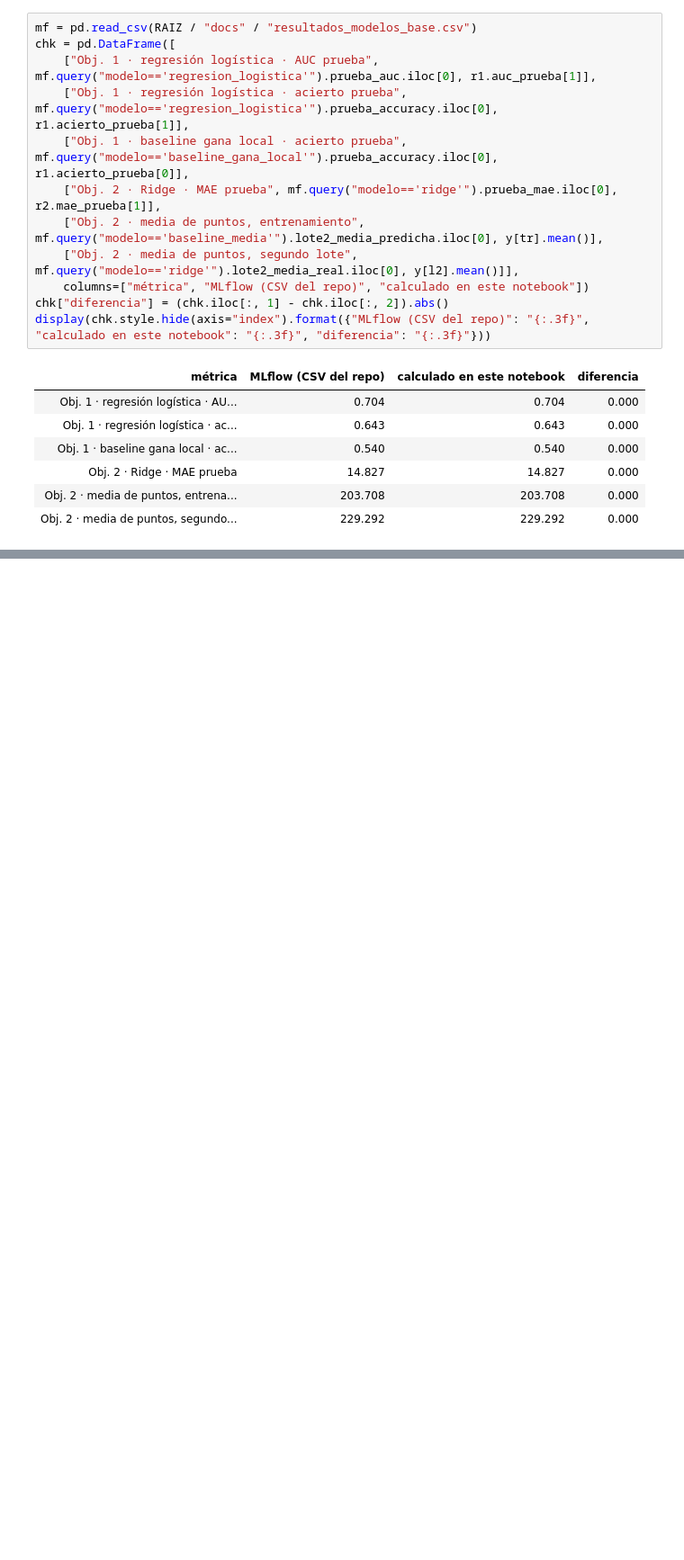
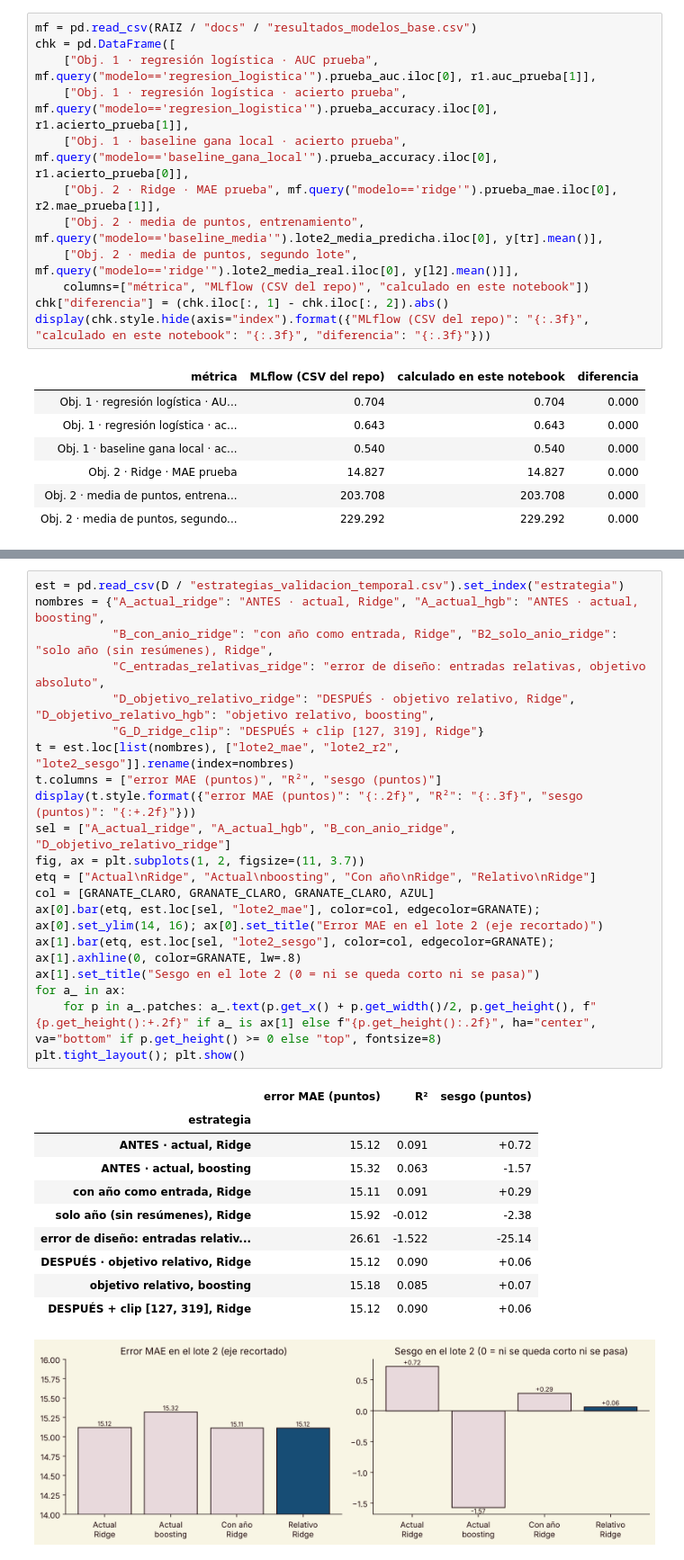
Before and after one commit to aimardf/proyecto-nba-bigdata-ia, a Jupyter notebook: notebooks/HoopMind_progreso_entrega2.ipynb, the cells around one changed output, grey strips where cells are left out. Shown at 90% size. Saved outputs shown, nothing was run; the diff lists cells and outputs as text; blank space fills up the shorter version.

```diff
--- a/notebooks/HoopMind_progreso_entrega2.ipynb
+++ b/notebooks/HoopMind_progreso_entrega2.ipynb
@@ -679,0 +753,32 @@ display(chk.style.hide(axis="index").format({"MLflow (CSV del repo)": "{:.3f}",
+# %%
+est = pd.read_csv(D / "estrategias_validacion_temporal.csv").set_index("estrategia")
+nombres = {"A_actual_ridge": "ANTES · actual, Ridge", "A_actual_hgb": "ANTES · actual, boosting",
+           "B_con_anio_ridge": "con año como entrada, Ridge", "B2_solo_anio_ridge": "solo año (sin resúmenes), Ridge",
+           "C_entradas_relativas_ridge": "error de diseño: entradas relativas, objetivo absoluto",
+           "D_objetivo_relativo_ridge": "DESPUÉS · objetivo relativo, Ridge", "D_objetivo_relativo_hgb": "objetivo relativo, boosting",
+           "G_D_ridge_clip": "DESPUÉS + clip [127, 319], Ridge"}
+t = est.loc[list(nombres), ["lote2_mae", "lote2_r2", "lote2_sesgo"]].rename(index=nombres)
+t.columns = ["error MAE (puntos)", "R²", "sesgo (puntos)"]
+display(t.style.format({"error MAE (puntos)": "{:.2f}", "R²": "{:.3f}", "sesgo (puntos)": "{:+.2f}"}))
+sel = ["A_actual_ridge", "A_actual_hgb", "B_con_anio_ridge", "D_objetivo_relativo_ridge"]
+fig, ax = plt.subplots(1, 2, figsize=(11, 3.7))
+etq = ["Actual\nRidge", "Actual\nboosting", "Con año\nRidge", "Relativo\nRidge"]
+col = [GRANATE_CLARO, GRANATE_CLARO, GRANATE_CLARO, AZUL]
+ax[0].bar(etq, est.loc[sel, "lote2_mae"], color=col, edgecolor=GRANATE); ax[0].set_ylim(14, 16); ax[0].set_title("Error MAE en el lote 2 (eje recortado)")
+ax[1].bar(etq, est.loc[sel, "lote2_sesgo"], color=col, edgecolor=GRANATE); ax[1].axhline(0, color=GRANATE, lw=.8)
+ax[1].set_title("Sesgo en el lote 2 (0 = ni se queda corto ni se pasa)")
+for a_ in ax:
+    for p in a_.patches: a_.text(p.get_x() + p.get_width()/2, p.get_height(), f"{p.get_height():+.2f}" if a_ is ax[1] else f"{p.get_height():.2f}", ha="center", va="bottom" if p.get_height() >= 0 else "top", fontsize=8)
+plt.tight_layout(); plt.show()
+# %% [output]
+|  | error MAE (puntos) | R² | sesgo (puntos) |
+| estrategia |  |  |  |
+| ANTES · actual, Ridge | 15.12 | 0.091 | +0.72 |
+| ANTES · actual, boosting | 15.32 | 0.063 | -1.57 |
+| con año como entrada, Ridge | 15.11 | 0.091 | +0.29 |
+| solo año (sin resúmenes), Ridge | 15.92 | -0.012 | -2.38 |
+| error de diseño: entradas relativ... | 26.61 | -1.522 | -25.14 |
+| DESPUÉS · objetivo relativo, Ridge | 15.12 | 0.090 | +0.06 |
+| objetivo relativo, boosting | 15.18 | 0.085 | +0.07 |
+| DESPUÉS + clip [127, 319], Ridge | 15.12 | 0.090 | +0.06 |
+[figure, added]
```
Also changed, not shown: parts of 14 cells of this notebook, 9 other files.
